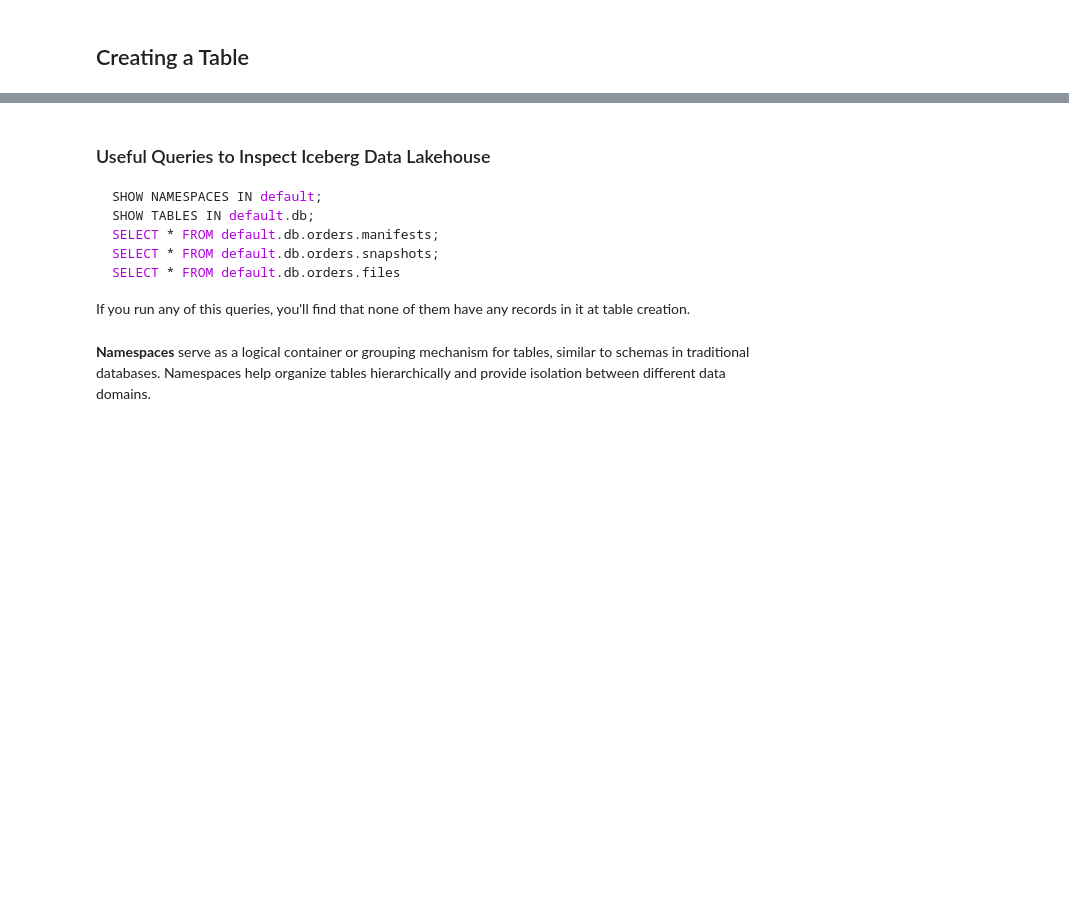
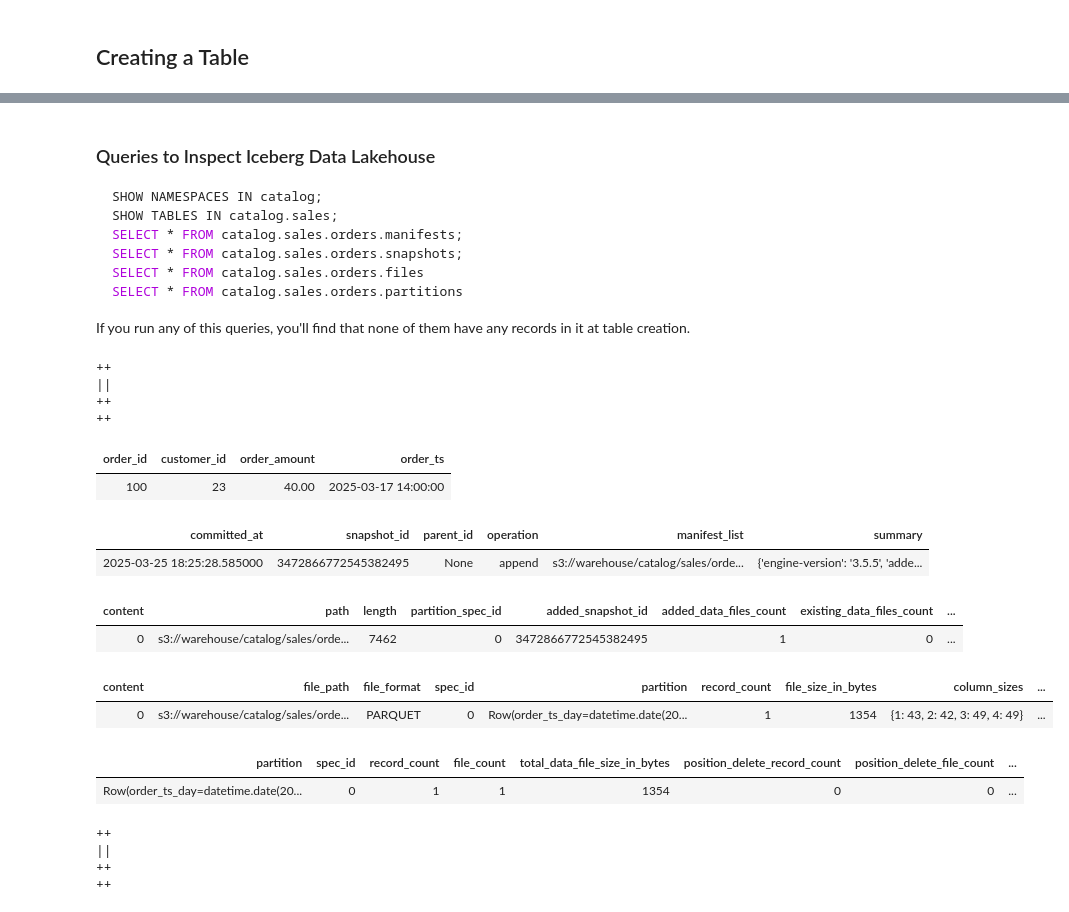
Before and after one commit to jemusni07/apache-iceberg-handbook, a Jupyter notebook: notebooks/iceberg_query_lifecycle.ipynb, the cells around one changed output, grey strips where cells are left out. Saved outputs shown, nothing was run; the diff lists cells and outputs as text; code cells hidden in the pictures; blank space fills up the shorter version.

````diff
--- a/notebooks/iceberg_query_lifecycle.ipynb
+++ b/notebooks/iceberg_query_lifecycle.ipynb
@@ -32,14 +30,70 @@ Inspecting the metadata of this newly created table in Minio, you'll be able to
 # %% [markdown]
-### Useful Queries to Inspect Iceberg Data Lakehouse
+### Queries to Inspect Iceberg Data Lakehouse
 
 ```sql
-SHOW NAMESPACES IN default;
-SHOW TABLES IN default.db;
-SELECT * FROM default.db.orders.manifests;
-SELECT * FROM default.db.orders.snapshots;
-SELECT * FROM default.db.orders.files
+SHOW NAMESPACES IN catalog;
+SHOW TABLES IN catalog.sales;
+SELECT * FROM catalog.sales.orders.manifests;
+SELECT * FROM catalog.sales.orders.snapshots;
+SELECT * FROM catalog.sales.orders.files
+SELECT * FROM catalog.sales.orders.partitions
 ```
 
 If you run any of this queries, you'll find that none of them have any records in it at table creation.
-# %% [markdown]
-**Namespaces** serve as a logical container or grouping mechanism for tables, similar to schemas in traditional databases. Namespaces help organize tables hierarchically and provide isolation between different data domains.
+# %%
+%%sql
+INSERT INTO catalog.sales.orders VALUES (
+   100,
+   23,
+   40,
+   CAST('2025-03-17 14:00:00' AS TIMESTAMP)
+)
+# %% [output]
+++
+||
+++
+++
+# %%
+%%sql
+
+SELECT * FROM catalog.sales.orders
+# %% [output]
+| order_id | customer_id | order_amount | order_ts |
+| 100 | 23 | 40.00 | 2025-03-17 14:00:00 |
+# %%
+%%sql
+SELECT * FROM catalog.sales.orders.snapshots
+# %% [output]
+| committed_at | snapshot_id | parent_id | operation | manifest_list | summary |
+| 2025-03-25 18:25:28.585000 | 3472866772545382495 | None | append | s3://warehouse/catalog/sales/orde... | {'engine-version': '3.5.5', 'adde... |
+# %%
+%%sql
+SELECT * FROM catalog.sales.orders.manifests
+# %% [output]
+| content | path | length | partition_spec_id | added_snapshot_id | added_data_files_count | existing_data_files_count | ... |
+| 0 | s3://warehouse/catalog/sales/orde... | 7462 | 0 | 3472866772545382495 | 1 | 0 | ... |
+# %%
+%%sql
+SELECT * FROM catalog.sales.orders.files
+# %% [output]
+| content | file_path | file_format | spec_id | partition | record_count | file_size_in_bytes | column_sizes | ... |
+| 0 | s3://warehouse/catalog/sales/orde... | PARQUET | 0 | Row(order_ts_day=datetime.date(20... | 1 | 1354 | {1: 43, 2: 42, 3: 49, 4: 49} | ... |
+# %%
+%%sql
+SELECT * FROM catalog.sales.orders.partitions
+# %% [output]
+| partition | spec_id | record_count | file_count | total_data_file_size_in_bytes | position_delete_record_count | position_delete_file_count | ... |
+| Row(order_ts_day=datetime.date(20... | 0 | 1 | 1 | 1354 | 0 | 0 | ... |
+# %%
+%%sql
+CREATE OR REPLACE TABLE catalog.sales.orders_staging (
+    order_id BIGINT,
+    customer_id BIGINT,
+    order_amount DECIMAL(10,2),
+    order_ts TIMESTAMP
+);
+# %% [output]
+++
+||
+++
+++
````
Also changed, not shown: parts of 10 cells of this notebook, 2 other files.
